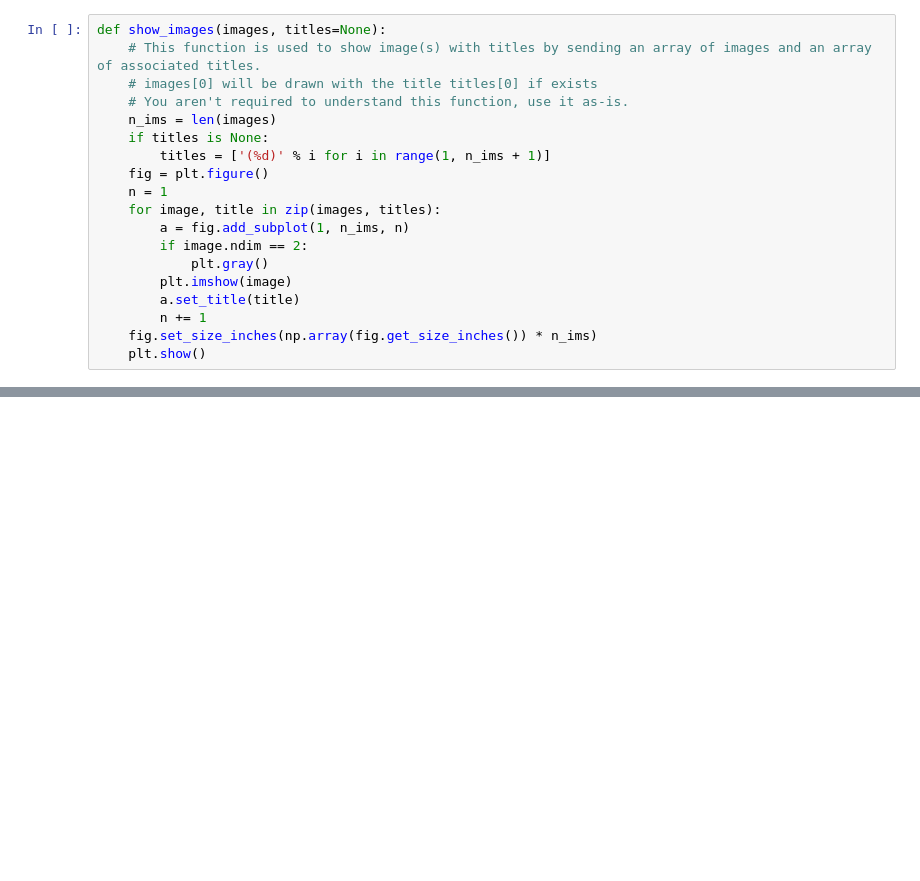
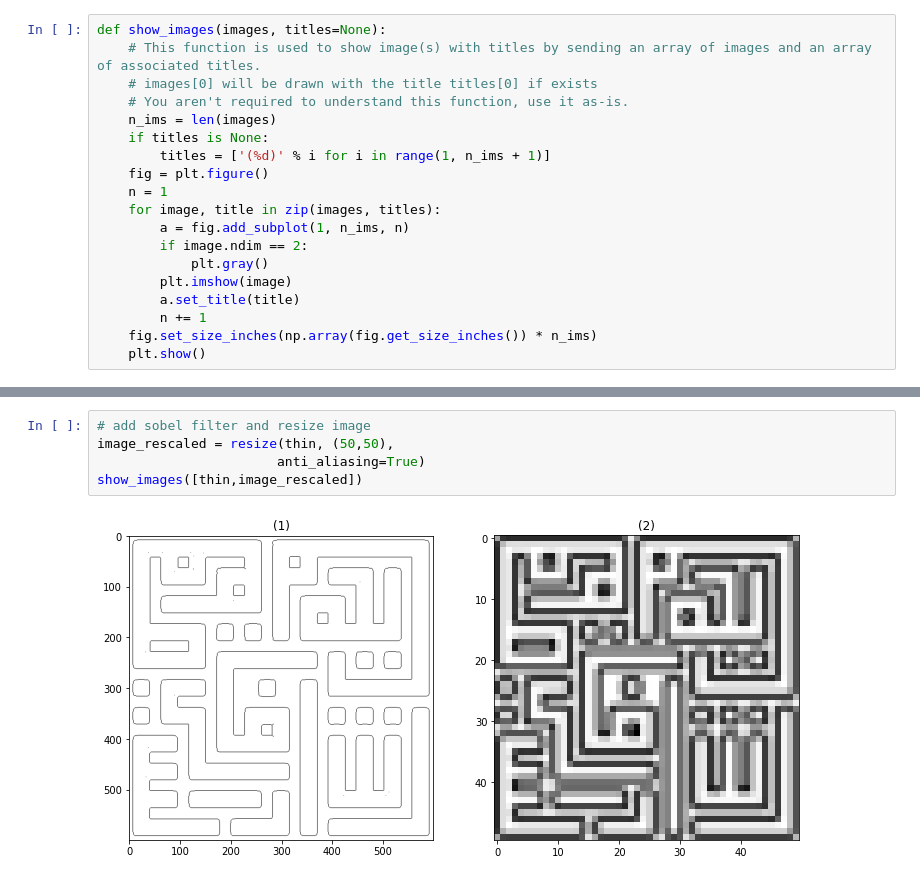
Before and after one commit to abdallahabusedo/Arabico, a Jupyter notebook: skeletonization.ipynb, the cells around one changed output, grey strips where cells are left out. Saved outputs shown, nothing was run; the diff lists cells and outputs as text; blank space fills up the shorter version.

```diff
--- a/skeletonization.ipynb
+++ b/skeletonization.ipynb
@@ -64,0 +69,7 @@ show_images([img,thin])
+# %%
+# add sobel filter and resize image
+image_rescaled = resize(thin, (50,50),
+                       anti_aliasing=True)
+show_images([thin,image_rescaled])
+# %% [output]
+[figure, added]
```
Also changed, not shown: parts of 6 cells of this notebook.
